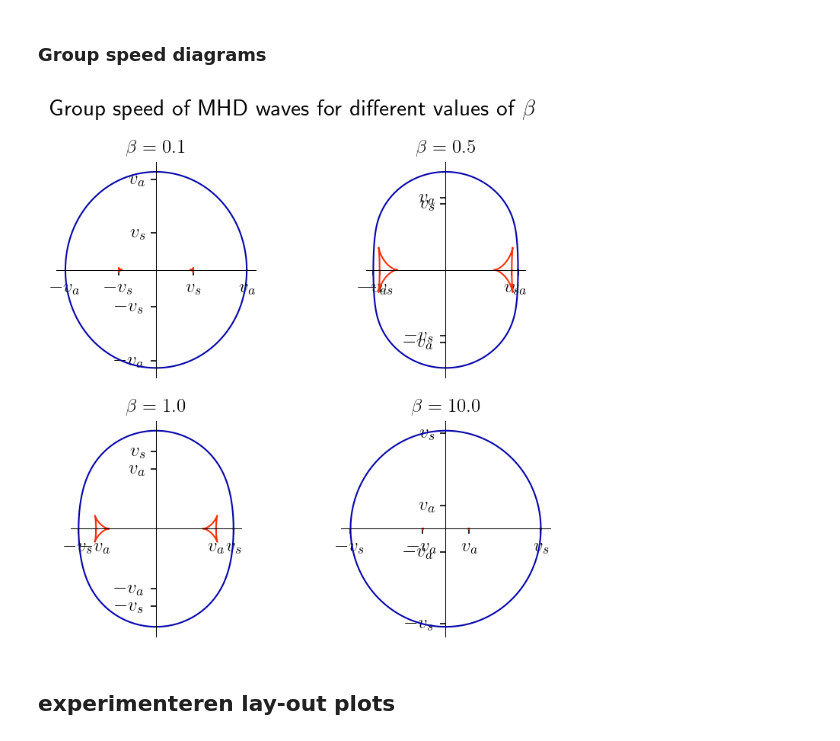
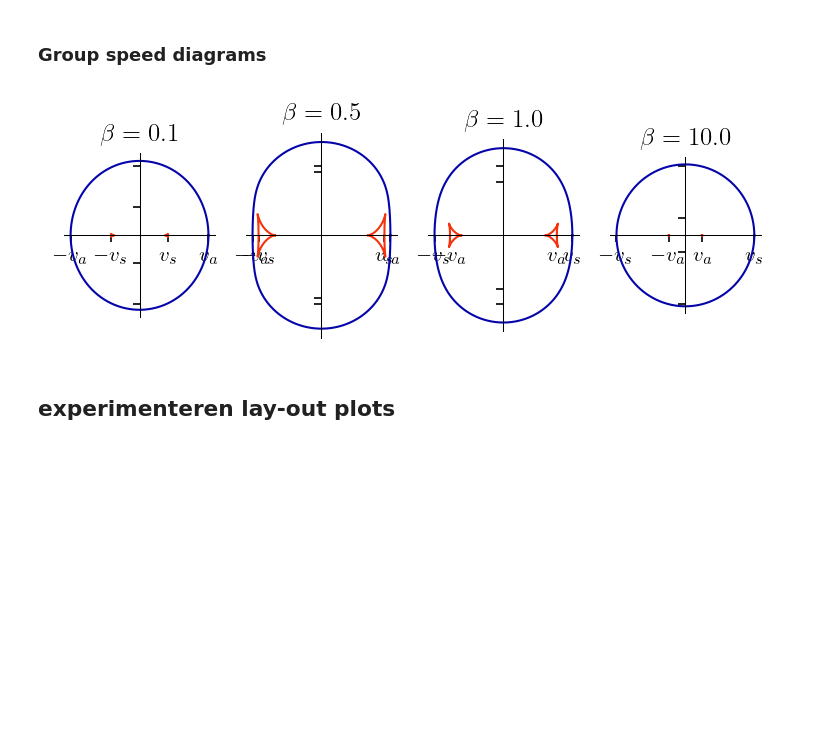
Before and after one commit to Cubedsheep/bachproef-wis-T2, a Jupyter notebook: MHD_blastwave/MHD-plots.ipynb, the cells around one changed output. Drawn from its saved outputs; the diff is of its cells as text; code cells hidden in the pictures; blank space fills up the shorter version.

```diff
--- a/MHD_blastwave/MHD-plots.ipynb
+++ b/MHD_blastwave/MHD-plots.ipynb
@@ -17,18 +17,18 @@ Increase rsolution of plots
 mpl.rcParams["figure.dpi"] = 150    # about the dpi for a 15 inch 1080p laptop, makes sure the displayed plots are the real size
 #mpl.rcParams["figure.dpi"] = 600
 
-mpl.rcParams["figure.figsize"] = (6, 3.5)
-mpl.rcParams["axes.labelsize"] = 20
+mpl.rcParams["figure.figsize"] = (6, 3)
+mpl.rcParams["axes.labelsize"] = 12
 
 mpl.rcParams["axes.formatter.limits"] = (-4, 4)
 
-mpl.rcParams["axes.prop_cycle"] = mpl.cycler(color=["xkcd:royal blue", "xkcd:vermillion", "xkcd:lime",
-                                  "xkcd:yellow", "xkcd:orange", "xkcd:magenta", "grey"])
-
-mpl.rcParams["lines.linewidth"] = 2
+color=["xkcd:royal blue", "xkcd:vermillion", "xkcd:orange",
+       "xkcd:magenta", "xkcd:lime", "xkcd:yellow", "grey"]
+mpl.rcParams["axes.prop_cycle"] = mpl.cycler(color=color)
+mpl.rcParams["lines.linewidth"] = .75
 mpl.rcParams["axes.linewidth"] = .5
 
-mpl.rcParams["font.size"] = 12
+mpl.rcParams["font.size"] = 10
 
 mpl.rcParams["text.usetex"] = True
 
@@ -117,15 +117,15 @@ sims = [
     {"directory":"beta05/", "beta":0.5, "low":False},
     {"directory":"beta1/", "beta":1, "low":False},
     {"directory":"beta10/", "beta":10, "low":False},
-    {"directory":"low-beta01/", "beta":0.1, "low":True},
-    {"directory":"low-beta05/", "beta":0.5, "low":True},
-    {"directory":"low-beta1/", "beta":1, "low":True},
-    {"directory":"low-beta10/", "beta":10, "low":True},
+    {"directory":"ulow-beta01/", "beta":0.1, "low":True},
+    {"directory":"ulow-beta05/", "beta":0.5, "low":True},
+    {"directory":"ulow-beta1/", "beta":1, "low":True},
+    {"directory":"ulow-beta10/", "beta":10, "low":True},
 ]
 # %% [markdown]
 ## Combined plots
 # %%
-for n in range(29,N+1):
+for n in range(0,29):
     fig, ax = plt.subplots(2,4, figsize=(6,4))
 
     prs_array = []
@@ -173,7 +173,7 @@ for n in range(29,N+1):
         ax[row][column].get_xaxis().set_visible(False)
         ax[row][column].get_yaxis().set_visible(False)
         im = ax[row][column].imshow(prs_array[i]*UNIT_PRESSURE, vmin=m*UNIT_PRESSURE,
-                            vmax=M*UNIT_PRESSURE, cmap="plasma", extent=ex)
+                            vmax=M*UNIT_PRESSURE, cmap="gnuplot", extent=ex)
         if sims[i]["low"] and i//4==0:
             ax[row][column].set_title(r"$\beta=$%.2f" %sims[i]["beta"])
         elif i//4==0:
@@ -181,6 +181,8 @@ for n in range(29,N+1):
 
         if i%4==3:
             cbar = fig.colorbar(im, ax=axis, fraction=0.046, pad=0.02)
+        axis.yaxis.set_minor_locator(mpl.ticker.AutoMinorLocator())
+        axis.xaxis.set_minor_locator(mpl.ticker.AutoMinorLocator())
 
 
     # axis labels
@@ -244,6 +244,8 @@ def group_fast(va, vs, theta, e, z):
 def group_slow(va, vs, theta, e, z):
     vp = phase_slow(va,vs,theta)
     return (vp**4*e - vs**2*va**2*z*np.cos(theta)) / (vp*(2*vp**2-(vs**2+va**2)))
+# %%
+gamma = 5/3
 # %% [markdown]
 ### pressure imshow with group speed overlay
 # %% [markdown]
@@ -491,7 +497,7 @@ last 4 plots
 # %% [markdown]
 ### Group speed diagrams
 # %%
-fig, ax = plt.subplots(2,2, figsize=(6,5.5))
+fig, ax = plt.subplots(1,4, figsize=(6,2.5))
 
 z = np.array([1,0])
 THETA = np.linspace(0,2*np.pi,4000)
@@ -504,39 +510,39 @@ beta_arr = [0.1, 0.5, 1, 10]
 lw=1
 
 for i in range(4):
-    axis = ax[i//2][i%2]
+    axis = ax[i]
     beta = beta_arr[i]
     va = np.sqrt(1/(beta))*v0
     vs = np.sqrt(gamma)*v0
     # calculate the group speeds
     vgf = np.array([group_fast(va, vs, THETA[i], E[i], z) for i in range(len(THETA))])
     vgs = np.array([group_slow(va, vs, THETA[i], E[i], z) for i in range(len(THETA))])
     # plot fast mode
     axis.plot(vgf[:,0], vgf[:,1],lw=lw)
     # plot slow mode
     axis.plot(vgs[0:1000,0], vgs[0:1000,1], color="xkcd:vermillion", lw=lw)
     axis.plot(vgs[1001:3000,0], vgs[1001:3000,1], color="xkcd:vermillion",lw=lw)
     axis.plot(vgs[3001:4000,0], vgs[3001:4000,1], color="xkcd:vermillion",lw=lw)
     axis.set_aspect("equal")
     # axes through the origin
     axis.spines["left"].set_position("zero")
     axis.spines["bottom"].set_position("zero")
     axis.spines["top"].set_color("none")
     axis.spines["right"].set_color("none")
     # custom axis labels
     axis.set_xticks([-vs, +vs, -va, va])
     axis.set_xticklabels([r"$-v_s$", r"$v_s$", r"$-v_a$", r"$v_a$"])
     axis.set_yticks([-vs, +vs, -va, va])
-    axis.set_yticklabels([r"$-v_s$", r"$v_s$", r"$-v_a$", r"$v_a$"])
+    axis.set_yticklabels([])
     # axis title
     axis.set_title(r"$\beta=%.1f$"%beta, size=12)
 
-plt.suptitle(r"Group speed of MHD waves for different values of $\beta$")
+#plt.suptitle(r"Group speed of MHD waves for different values of $\beta$")
 plt.show()
 
-fig.savefig("../verslag/images/MHD-group-speed.png")
+fig.savefig("../verslag/images/MHD-group-speed.pdf")
 # %% [output]
-[figure, old version]
+[figure, new version]
 # %% [markdown]
 ## experimenteren lay-out plots
 # %% [markdown]
```
Also changed, not shown: parts of 5 cells of this notebook, 25 other files.
